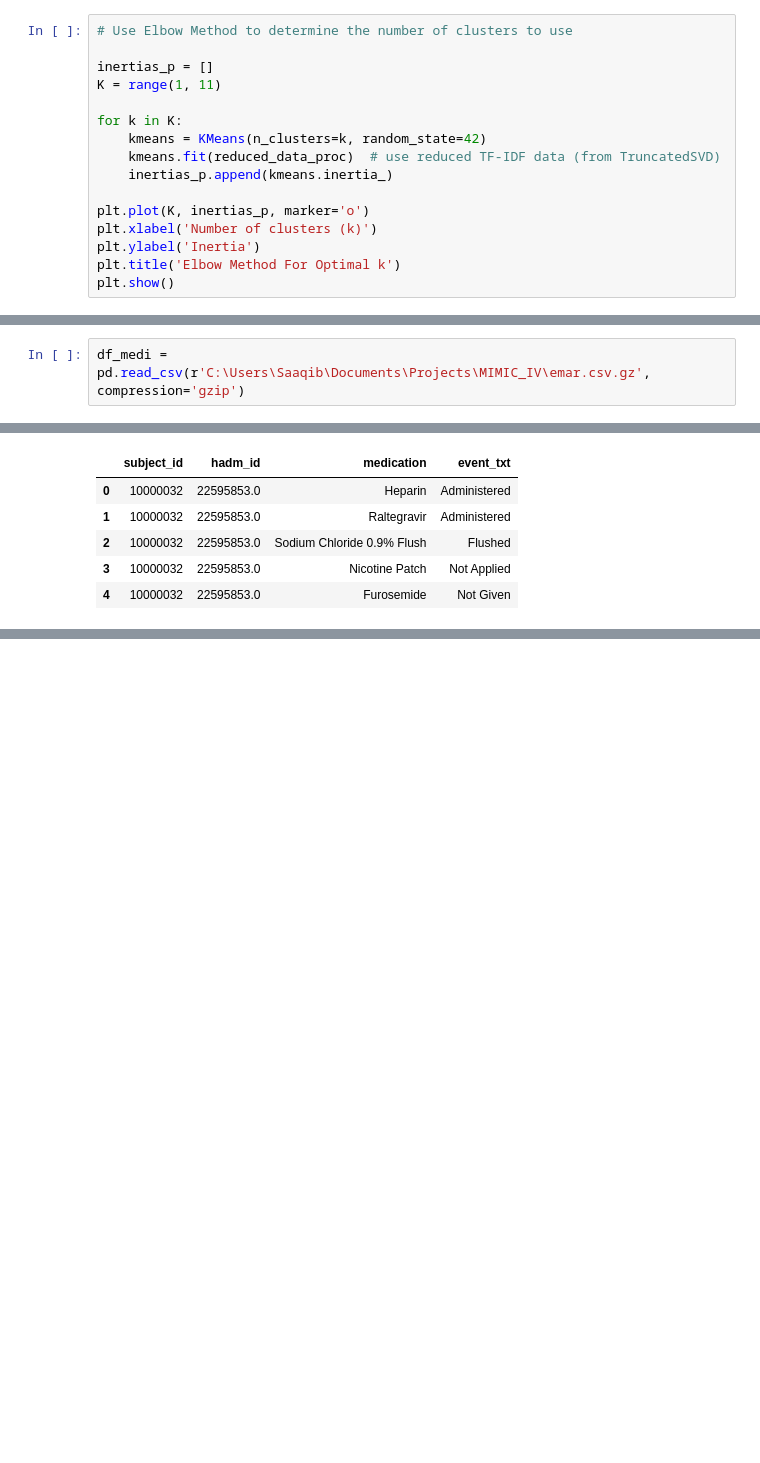
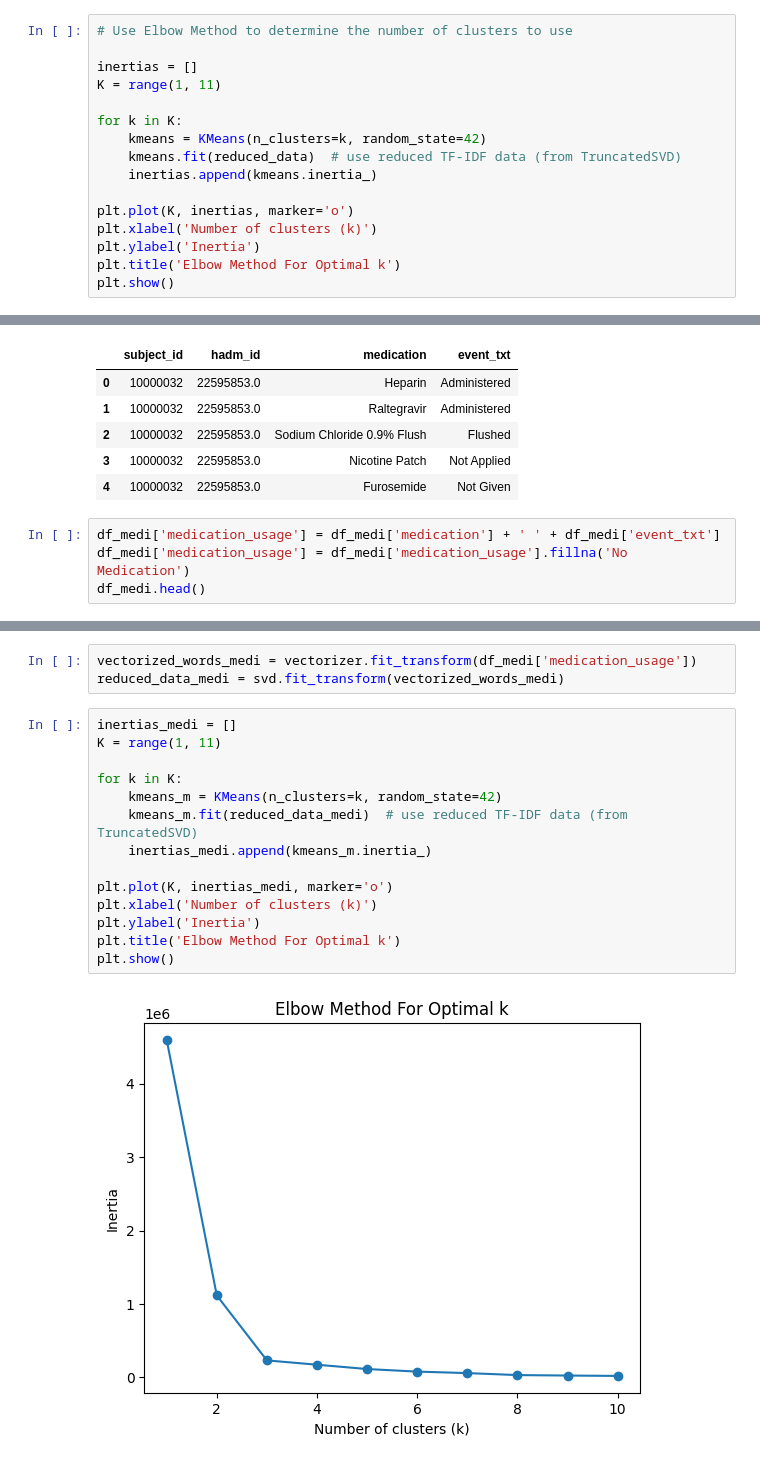
Before and after one commit to saaqib-m/patient-readmission, a Jupyter notebook: Patient-Readmission-LR-Notebook.ipynb, the cells around one changed output, grey strips where cells are left out. Drawn from its saved outputs; the diff is of its cells as text; blank space fills up the shorter version.

```diff
--- a/Patient-Readmission-LR-Notebook.ipynb
+++ b/Patient-Readmission-LR-Notebook.ipynb
@@ -186,15 +153,15 @@ plt.show()
 # %%
 # Use Elbow Method to determine the number of clusters to use
 
-inertias_p = []
+inertias = []
 K = range(1, 11)
 
 for k in K:
     kmeans = KMeans(n_clusters=k, random_state=42)
-    kmeans.fit(reduced_data_proc)  # use reduced TF-IDF data (from TruncatedSVD)
-    inertias_p.append(kmeans.inertia_)
+    kmeans.fit(reduced_data)  # use reduced TF-IDF data (from TruncatedSVD)
+    inertias.append(kmeans.inertia_)
 
-plt.plot(K, inertias_p, marker='o')
+plt.plot(K, inertias, marker='o')
 plt.xlabel('Number of clusters (k)')
 plt.ylabel('Inertia')
 plt.title('Elbow Method For Optimal k')
@@ -339,5 +287,3 @@ df_admit_diagnosis_encoded[df_admit_diagnosis_encoded['subject_id'] == 10000032]
 | 155119 | 22841357 | 10000032 | 5 | 2 | 6 | 0 | 28 | ... |
 | 495453 | 29079034 | 10000032 | 5 | 2 | 6 | 0 | 28 | ... |
 | 313493 | 25742920 | 10000032 | 5 | 2 | 8 | 0 | 28 | ... |
-# %%
-df_medi = pd.read_csv(r'C:\Users\Saaqib\Documents\Projects\MIMIC_IV\emar.csv.gz', compression='gzip')
@@ -356,3 +313,7 @@ df_medi.head(5)
 | 2 | 10000032 | 22595853.0 | Sodium Chloride 0.9% Flush | Flushed |
 | 3 | 10000032 | 22595853.0 | Nicotine Patch | Not Applied |
 | 4 | 10000032 | 22595853.0 | Furosemide | Not Given |
+# %%
+df_medi['medication_usage'] = df_medi['medication'] + ' ' + df_medi['event_txt']
+df_medi['medication_usage'] = df_medi['medication_usage'].fillna('No Medication')
+df_medi.head()
@@ -358,0 +327,19 @@ df_medi.head(5)
+# %%
+vectorized_words_medi = vectorizer.fit_transform(df_medi['medication_usage'])
+reduced_data_medi = svd.fit_transform(vectorized_words_medi)
+# %%
+inertias_medi = []
+K = range(1, 11)
+
+for k in K:
+    kmeans_m = KMeans(n_clusters=k, random_state=42)
+    kmeans_m.fit(reduced_data_medi)  # use reduced TF-IDF data (from TruncatedSVD)
+    inertias_medi.append(kmeans_m.inertia_)
+
+plt.plot(K, inertias_medi, marker='o')
+plt.xlabel('Number of clusters (k)')
+plt.ylabel('Inertia')
+plt.title('Elbow Method For Optimal k')
+plt.show()
+# %% [output]
+[figure, added]
```
Also changed, not shown: parts of 28 cells of this notebook.
